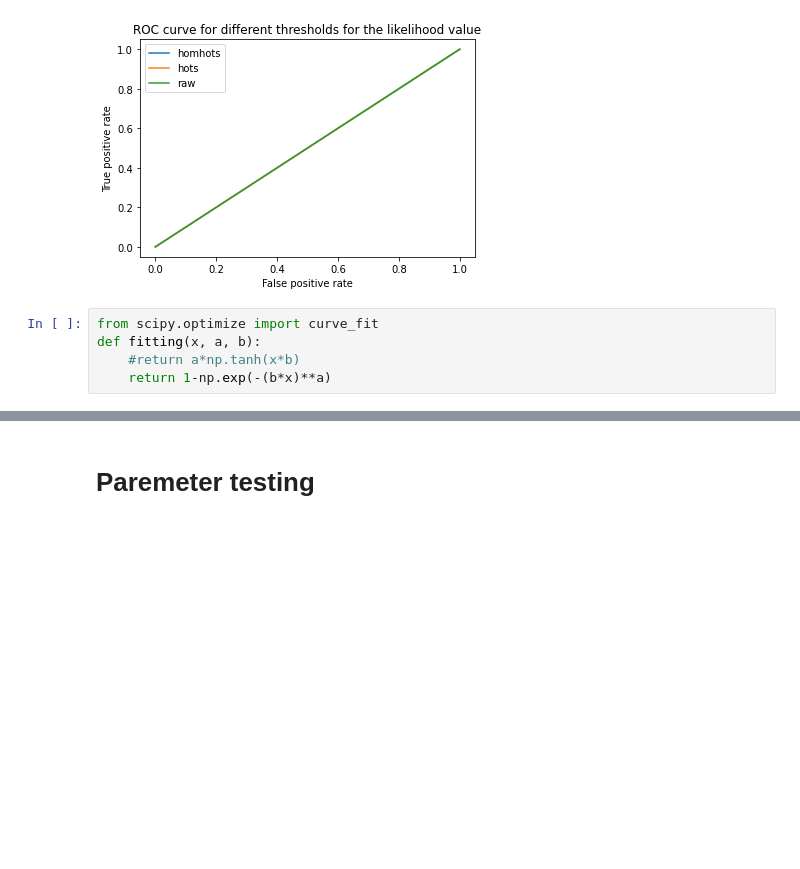
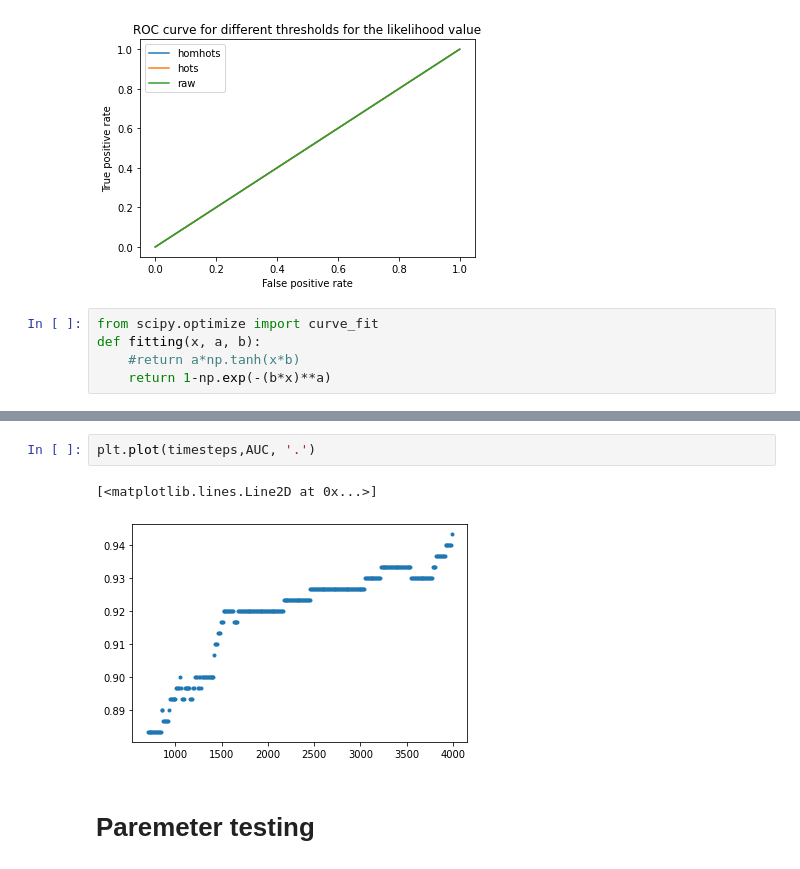
Before and after one commit to SpikeAI/HOTS, a Jupyter notebook: notebooks/RESULTS_02_PokerDVS.ipynb, the cells around one changed output, grey strips where cells are left out. Drawn from its saved outputs; the diff is of its cells as text; blank space fills up the shorter version.

```diff
--- a/notebooks/RESULTS_02_PokerDVS.ipynb
+++ b/notebooks/RESULTS_02_PokerDVS.ipynb
@@ -314,3 +368,8 @@ for likelihood_, true_target_, time_scale_ in zip(likelihood, true_target, time_
+# %%
+plt.plot(timesteps,AUC, '.')
+# %% [output]
+[<matplotlib.lines.Line2D at 0x...>]
+[figure, added]
 # %% [markdown]
 # Paremeter testing
 # %%
```
Also changed, not shown: parts of 8 cells of this notebook, 3 other files.
